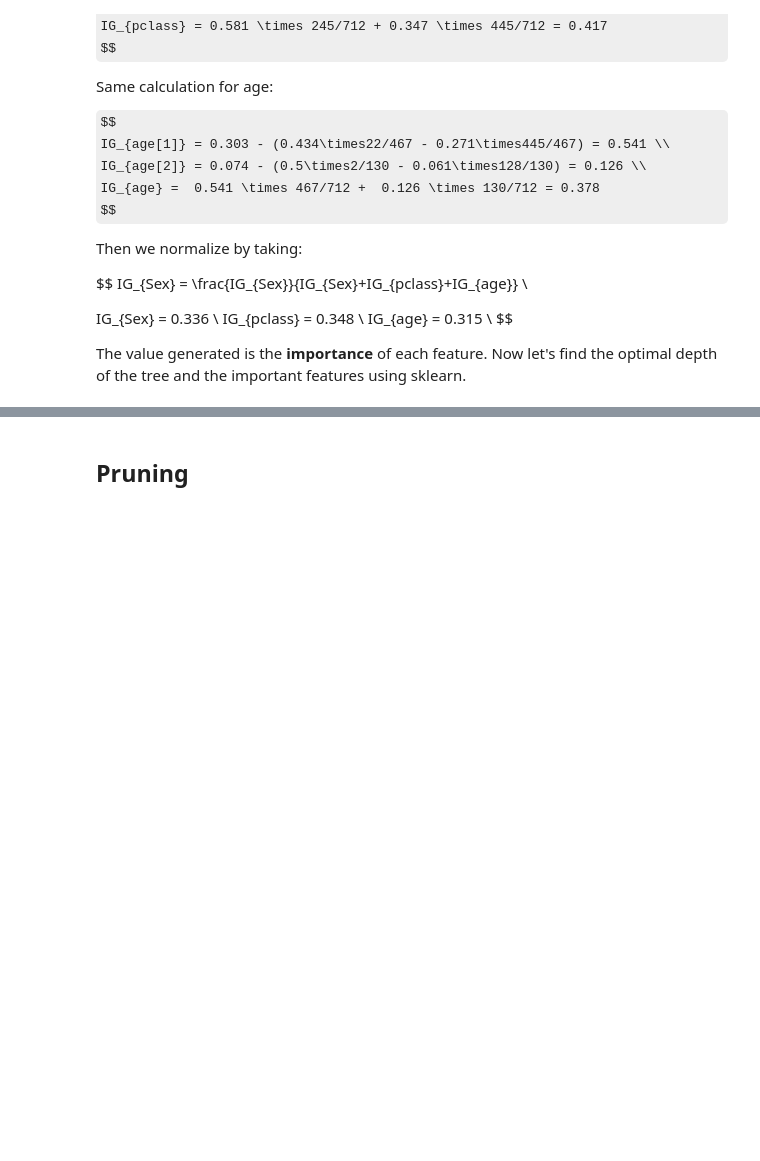
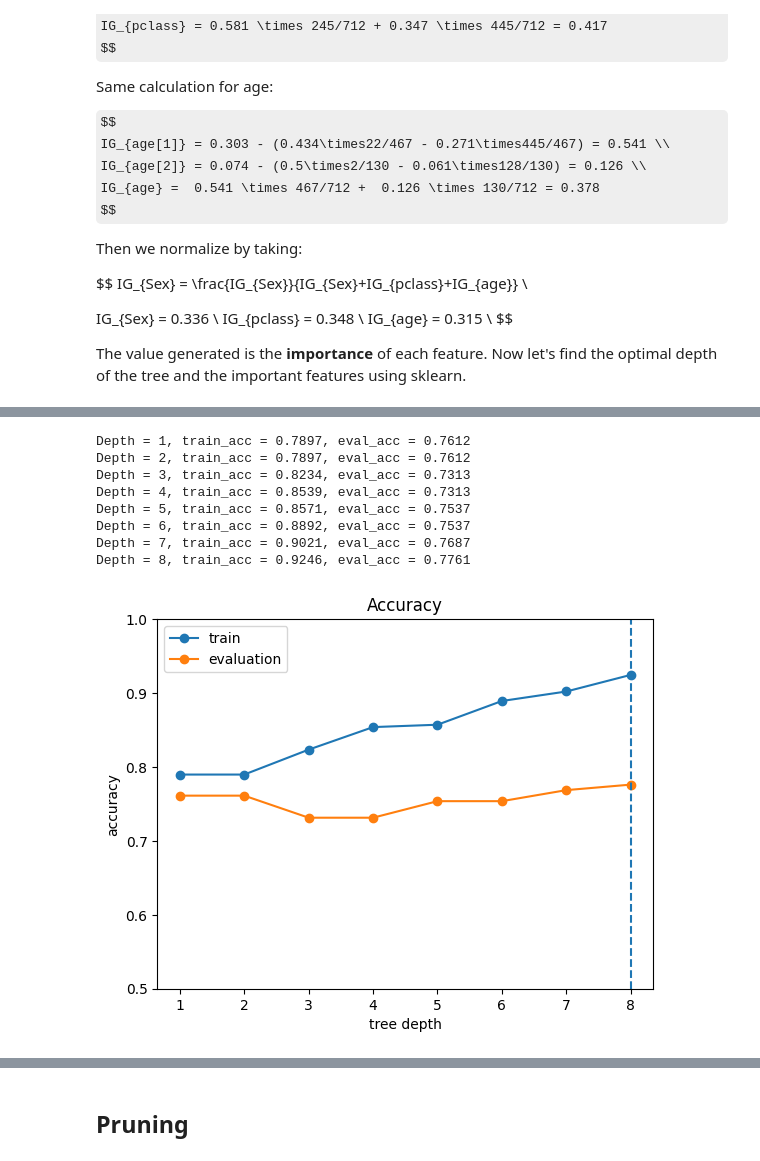
Before and after one commit to seeteling/mine-DAC-Curriculum, a Jupyter notebook: DAC-006_Machine_Learning/DAC-006-Intro_to_ML_Session_2_Student.ipynb, the cells around one changed output, grey strips where cells are left out. Cells and saved outputs as stored; diff of their text form; code cells hidden in the pictures; some formulas as TeX source; blank space fills up the shorter version.

```diff
--- a/DAC-006_Machine_Learning/DAC-006-Intro_to_ML_Session_2_Student.ipynb
+++ b/DAC-006_Machine_Learning/DAC-006-Intro_to_ML_Session_2_Student.ipynb
@@ -181,45 +188,55 @@ The value generated is the **importance** of each feature. Now let's find the op
 # %%
 # Separate the Titanic data into features and target class.
-# y = df['Survived']
-# x = df.drop('Survived', axis=1)
+y = df['Survived']
+x = df.drop('Survived', axis=1)
 
-# # Split the data into training, validation and test data.
-# x_train, x_test, y_train, y_test = train_test_split(x, y, test_size = 0.3)
+# Split the data into training, validation and test data. (split into 3, train, test and evaluate)
+x_train, x_test, y_train, y_test = train_test_split(x, y, test_size = 0.3)
 
-# x_test, x_eval, y_test, y_eval = train_test_split(x_test, y_test, test_size = 0.5)
+x_test, x_eval, y_test, y_eval = train_test_split(x_test, y_test, test_size = 0.5)
 
-# # Create decision tree models of various depths,
-# # and measure the accuracy of validation data for each model.
-# train_acc = []
-# eval_acc = []
-# max_depth = 8
-# for d in range(1, max_depth+1):
-#     model = DecisionTreeClassifier(max_depth=d)
-#     model.fit(x_train, y_train)
+# Create decision tree models of various depths,
+# and measure the accuracy of validation data for each model.
+train_acc = []
+eval_acc = []
+max_depth = 8
+for d in range(1, max_depth+1):   #set max depth (fit model with different max depth each time you loop it)
+    model = DecisionTreeClassifier(max_depth=d)
+    model.fit(x_train, y_train)
 
-#     # Measure the accuracy of this model using the training data.
-#     y_pred = model.predict(x_train)
-#     train_acc.append((y_pred == y_train).mean())
+    # Measure the accuracy of this model using the training data.
+    y_pred = model.predict(x_train)
+    train_acc.append((y_pred == y_train).mean())
 
-#     # Measure the accuracy of this model using the validation data.
-#     y_pred = model.predict(x_eval)
-#     eval_acc.append((y_pred == y_eval).mean())
-#     print('Depth = {}, train_acc = {:.4f}, eval_acc = {:.4f}'\
-#           .format(d, train_acc[-1], eval_acc[-1]))
+    # Measure the accuracy of this model using the validation data.
+    y_pred = model.predict(x_eval)
+    eval_acc.append((y_pred == y_eval).mean())
+    print('Depth = {}, train_acc = {:.4f}, eval_acc = {:.4f}'\
+          .format(d, train_acc[-1], eval_acc[-1]))
 
-# # Find the optimal depth with the highest accuracy of validation data.
-# opt_depth = np.argmax(eval_acc) + 1
+# Find the optimal depth with the highest accuracy of validation data.
+opt_depth = np.argmax(eval_acc) + 1
 
-# # Visualize accuracy changes as depth changes.
-# plt.plot(train_acc, marker='o', label='train')
-# plt.plot(eval_acc, marker='o', label='evaluation')
-# plt.legend()
-# plt.title('Accuracy')
-# plt.xlabel('tree depth')
-# plt.ylabel('accuracy')
-# plt.xticks(np.arange(max_depth), np.arange(1, max_depth+1))
-# plt.axvline(x=opt_depth-1, ls='--')
-# plt.ylim(0.5, 1.0)
-# plt.show()
+# Visualize accuracy changes as depth changes.
+plt.plot(train_acc, marker='o', label='train')
+plt.plot(eval_acc, marker='o', label='evaluation')
+plt.legend()
+plt.title('Accuracy')
+plt.xlabel('tree depth')
+plt.ylabel('accuracy')
+plt.xticks(np.arange(max_depth), np.arange(1, max_depth+1))
+plt.axvline(x=opt_depth-1, ls='--')
+plt.ylim(0.5, 1.0)
+plt.show()
+# %% [output]
+Depth = 1, train_acc = 0.7897, eval_acc = 0.7612
+Depth = 2, train_acc = 0.7897, eval_acc = 0.7612
+Depth = 3, train_acc = 0.8234, eval_acc = 0.7313
+Depth = 4, train_acc = 0.8539, eval_acc = 0.7313
+Depth = 5, train_acc = 0.8571, eval_acc = 0.7537
+Depth = 6, train_acc = 0.8892, eval_acc = 0.7537
+Depth = 7, train_acc = 0.9021, eval_acc = 0.7687
+Depth = 8, train_acc = 0.9246, eval_acc = 0.7761
+[figure, added]
 # %%
 # I set max_step=3 as a constant value for tree visualization.
```
Also changed, not shown: parts of 15 cells of this notebook.
